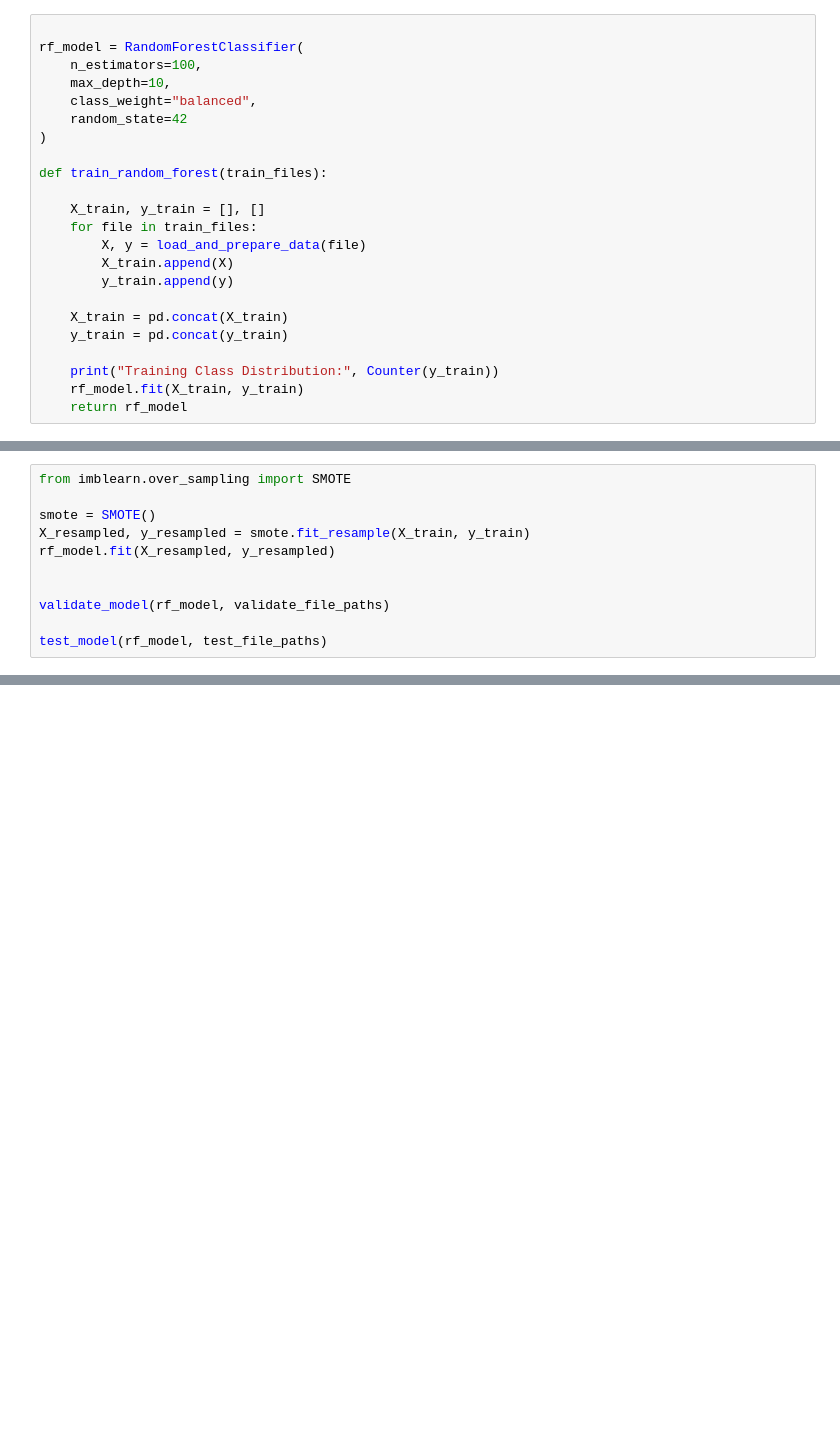
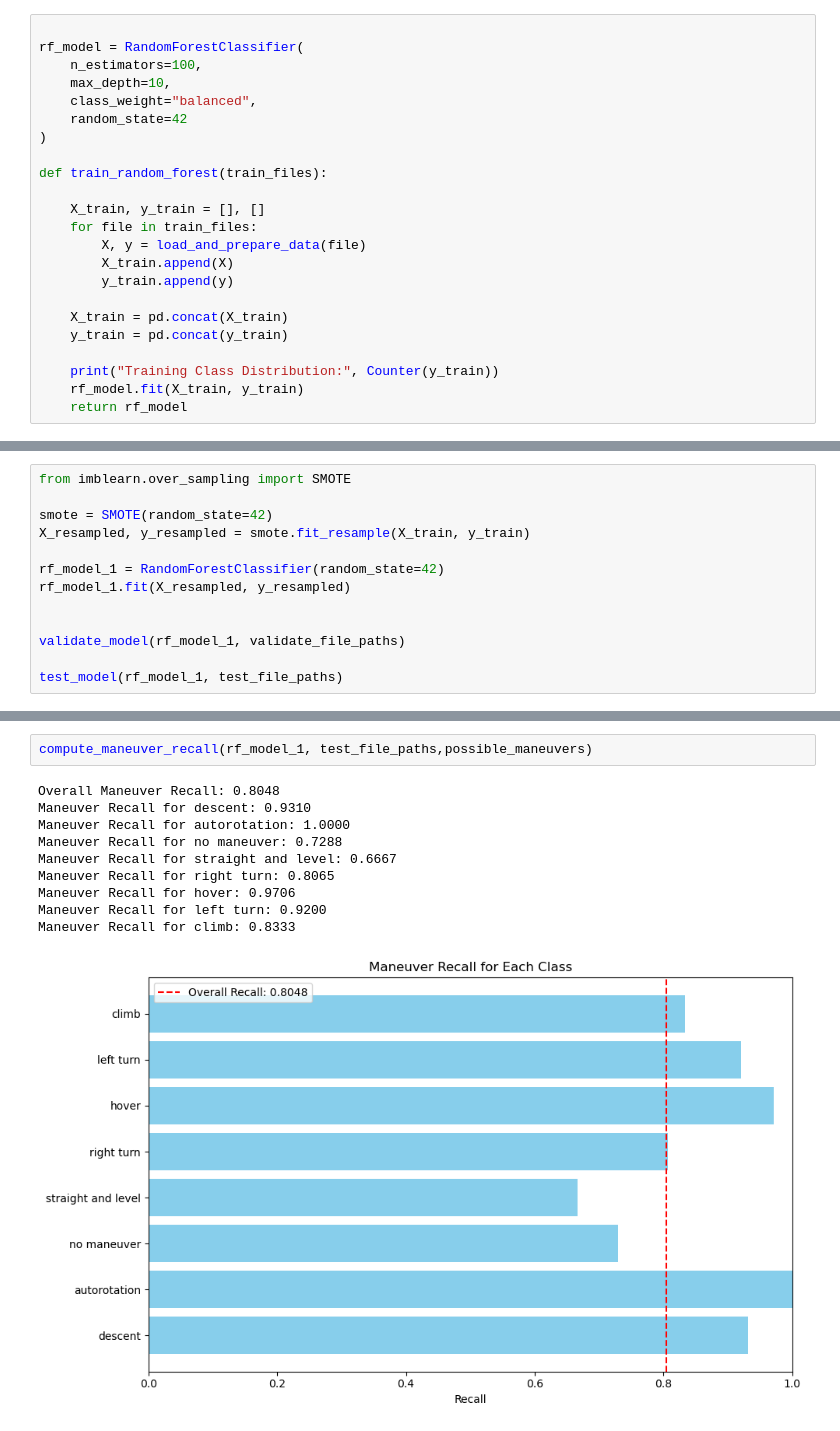
Before and after one commit to EtienneKaiser/loftdynamics, a Jupyter notebook: fit_model/fit_model.ipynb, the cells around one changed output, grey strips where cells are left out. Cells and saved outputs as stored; diff of their text form; blank space fills up the shorter version.

```diff
--- a/fit_model/fit_model.ipynb
+++ b/fit_model/fit_model.ipynb
@@ -530,13 +647,15 @@ Overall Recall: 0.81982201420981
 # %%
 from imblearn.over_sampling import SMOTE
 
-smote = SMOTE()
+smote = SMOTE(random_state=42)
 X_resampled, y_resampled = smote.fit_resample(X_train, y_train)
-rf_model.fit(X_resampled, y_resampled)
+
+rf_model_1 = RandomForestClassifier(random_state=42)
+rf_model_1.fit(X_resampled, y_resampled)
 
 
-validate_model(rf_model, validate_file_paths)
+validate_model(rf_model_1, validate_file_paths)
 
-test_model(rf_model, test_file_paths)
+test_model(rf_model_1, test_file_paths)
 # %% [output]
 Validation Classification Report:
@@ -558,0 +695,13 @@ Overall Recall: 0.8185205654006213
+# %%
+compute_maneuver_recall(rf_model_1, test_file_paths,possible_maneuvers)
+# %% [output]
+Overall Maneuver Recall: 0.8048
+Maneuver Recall for descent: 0.9310
+Maneuver Recall for autorotation: 1.0000
+Maneuver Recall for no maneuver: 0.7288
+Maneuver Recall for straight and level: 0.6667
+Maneuver Recall for right turn: 0.8065
+Maneuver Recall for hover: 0.9706
+Maneuver Recall for left turn: 0.9200
+Maneuver Recall for climb: 0.8333
+[figure, added]
```
Also changed, not shown: parts of 15 cells of this notebook.
